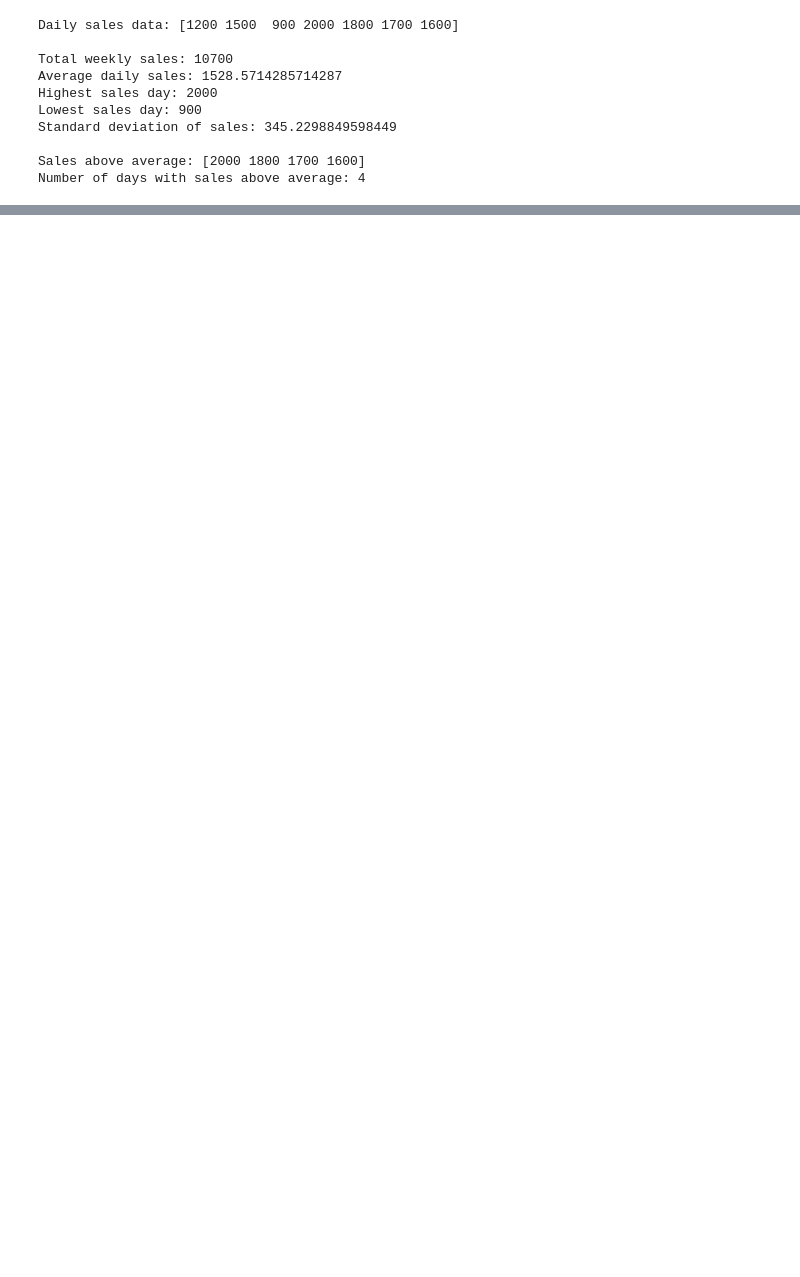
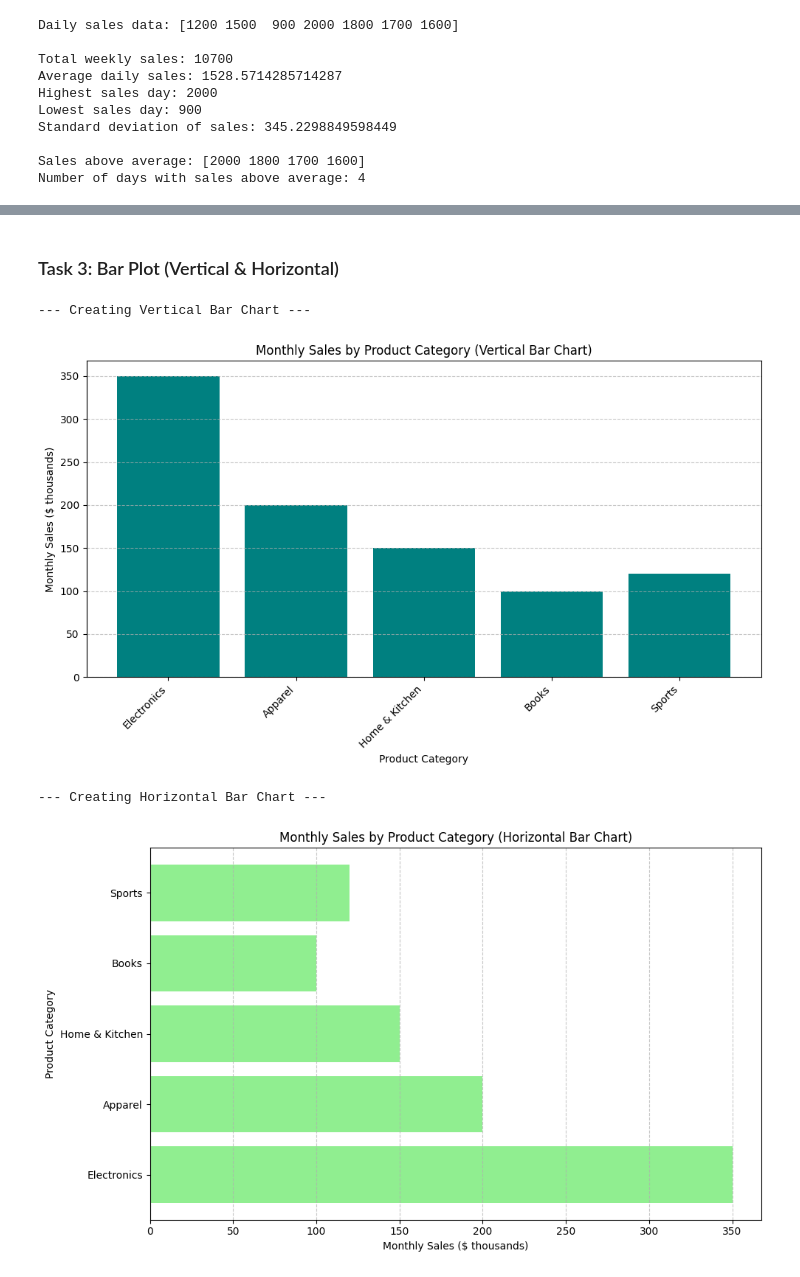
Before and after one commit to anuragantin07/GenAI_Assignments_and_Projects, a Jupyter notebook: GenAI_Assignments_and_Projects.ipynb, the cells around one changed output, grey strips where cells are left out. Saved outputs shown, nothing was run; the diff lists cells and outputs as text; code cells hidden in the pictures; blank space fills up the shorter version.

```diff
--- a/GenAI_Assignments_and_Projects.ipynb
+++ b/GenAI_Assignments_and_Projects.ipynb
@@ -2082,0 +2467,43 @@ Number of days with sales above average: 4
+# %% [markdown]
+### Task 3: Bar Plot (Vertical & Horizontal)
+# %%
+import matplotlib.pyplot as plt
+import numpy as np
+
+# Sample Data for Bar Plots (simulating a Kaggle dataset for demonstration)
+product_categories = ['Electronics', 'Apparel', 'Home & Kitchen', 'Books', 'Sports']
+monthly_sales_by_category = [350, 200, 150, 100, 120]
+
+print("--- Creating Vertical Bar Chart ---")
+
+# 1. Create a vertical bar chart
+plt.figure(figsize=(10, 6))
+plt.bar(product_categories, monthly_sales_by_category, color='teal')
+
+# Add Title and Labels
+plt.title('Monthly Sales by Product Category (Vertical Bar Chart)')
+plt.xlabel('Product Category')
+plt.ylabel('Monthly Sales ($ thousands)')
+plt.xticks(rotation=45, ha='right') # Rotate labels for better readability
+plt.grid(axis='y', linestyle='--', alpha=0.7)
+plt.tight_layout() # Adjust layout to prevent labels from overlapping
+plt.show()
+
+print("\n--- Creating Horizontal Bar Chart ---")
+
+# 2. Create a horizontal bar chart
+plt.figure(figsize=(10, 6))
+plt.barh(product_categories, monthly_sales_by_category, color='lightgreen')
+
+# Add Title and Labels
+plt.title('Monthly Sales by Product Category (Horizontal Bar Chart)')
+plt.xlabel('Monthly Sales ($ thousands)')
+plt.ylabel('Product Category')
+plt.grid(axis='x', linestyle='--', alpha=0.7)
+plt.tight_layout()
+plt.show()
+# %% [output]
+--- Creating Vertical Bar Chart ---
+[figure, added]
+--- Creating Horizontal Bar Chart ---
+[figure, added]
```
Also changed, not shown: parts of 26 cells of this notebook.
